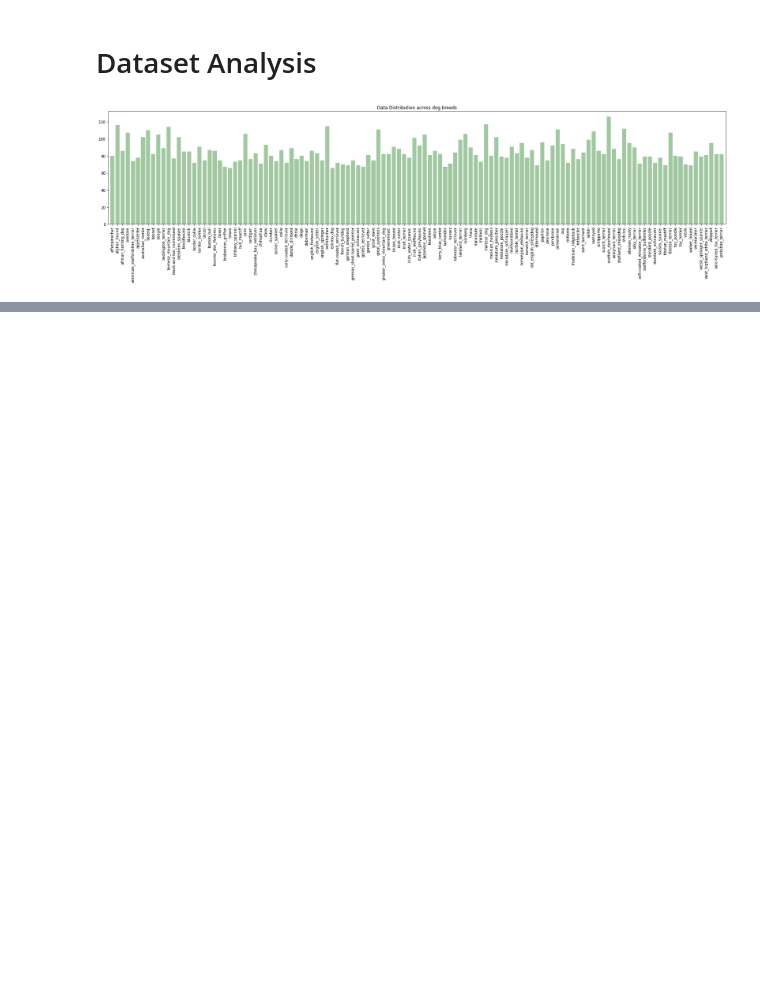
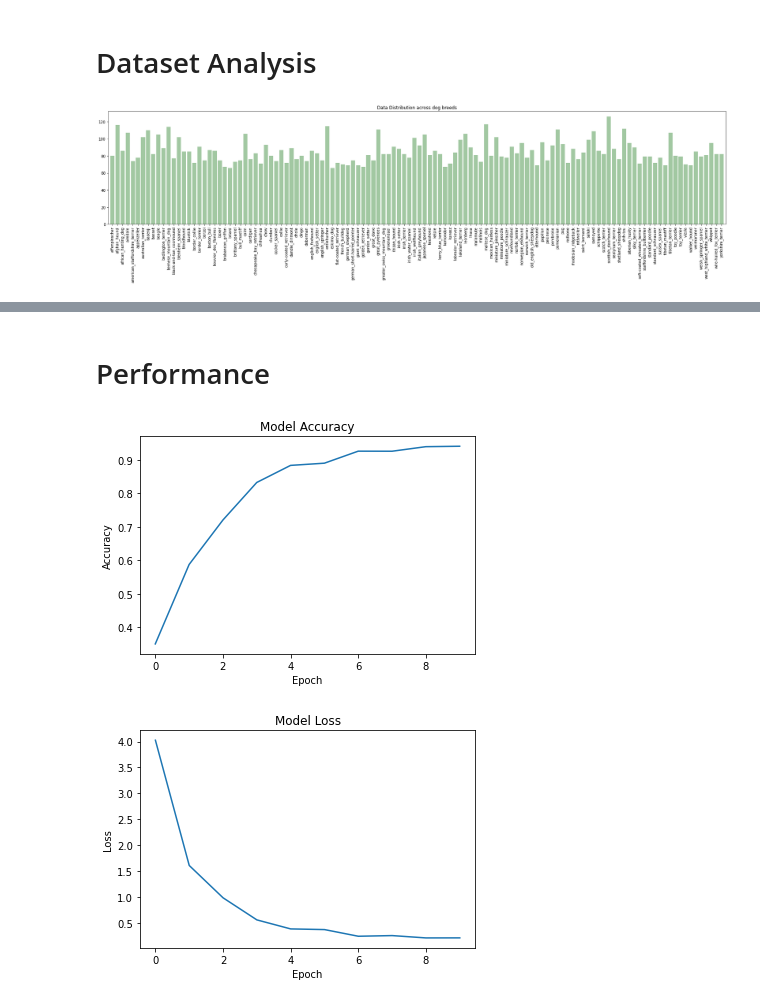
Before and after one commit to sagnik106/Dog-Breed-Identification, a Jupyter notebook: main.ipynb, the cells around one changed output, grey strips where cells are left out. Cells and saved outputs as stored; diff of their text form; code cells hidden in the pictures; blank space fills up the shorter version.

Commit message:
Model declaration and training

```diff
--- a/main.ipynb
+++ b/main.ipynb
@@ -38,0 +58,13 @@ plt.show()
+# %%
+resnet=ResNet152V2(include_top=False, weights='imagenet',input_shape=(128, 128, 3))
+# %%
+x=GlobalMaxPool2D()(resnet.output)
+x= Dense(2048, activation='relu')(x)
+x=Dense(120, activation='softmax')(x)
+resnet.trainable=False
+for layer in resnet.layers:
+    layer.trainable=False
+m=Model(resnet.input, x)
+
+m.compile(optimizer=Adam(learning_rate=0.0001), loss='categorical_crossentropy', metrics=['accuracy'])
+m.summary()
@@ -38,0 +91,2 @@ plt.show()
+# %%
+tdash=Tensordash(email='sagnik106@gmail.com', ModelName="Dog Breed Classifier")
@@ -38,0 +95,3 @@ plt.show()
+# %%
+with tf.device("/gpu:0"):
+    hist=m.fit(d_generator, epochs=10, steps_per_epoch=10222//batch_size, verbose=1, callbacks=[tdash])
@@ -38,0 +119,23 @@ plt.show()
+# %% [markdown]
+# Performance
+# %%
+plt.plot(hist.history['accuracy'])
+#plt.plot(hist.history['val_accuracy'])
+plt.title('Model Accuracy')
+plt.ylabel('Accuracy')
+plt.xlabel('Epoch')
+#plt.legend(['train', 'validation'], loc='upper left')
+plt.savefig('resources/accuracy.png')
+plt.show()
+
+plt.plot(hist.history['loss'])
+#plt.plot(hist.history['val_loss'])
+plt.title('Model Loss')
+plt.ylabel('Loss')
+plt.xlabel('Epoch')
+#plt.legend(['train', 'validation'], loc='upper left')
+plt.savefig('resources/loss.png')
+plt.show()
+# %% [output]
+[figure, added]
+[figure, added]
```
Also changed, not shown: parts of 10 cells of this notebook, 3 other files.
